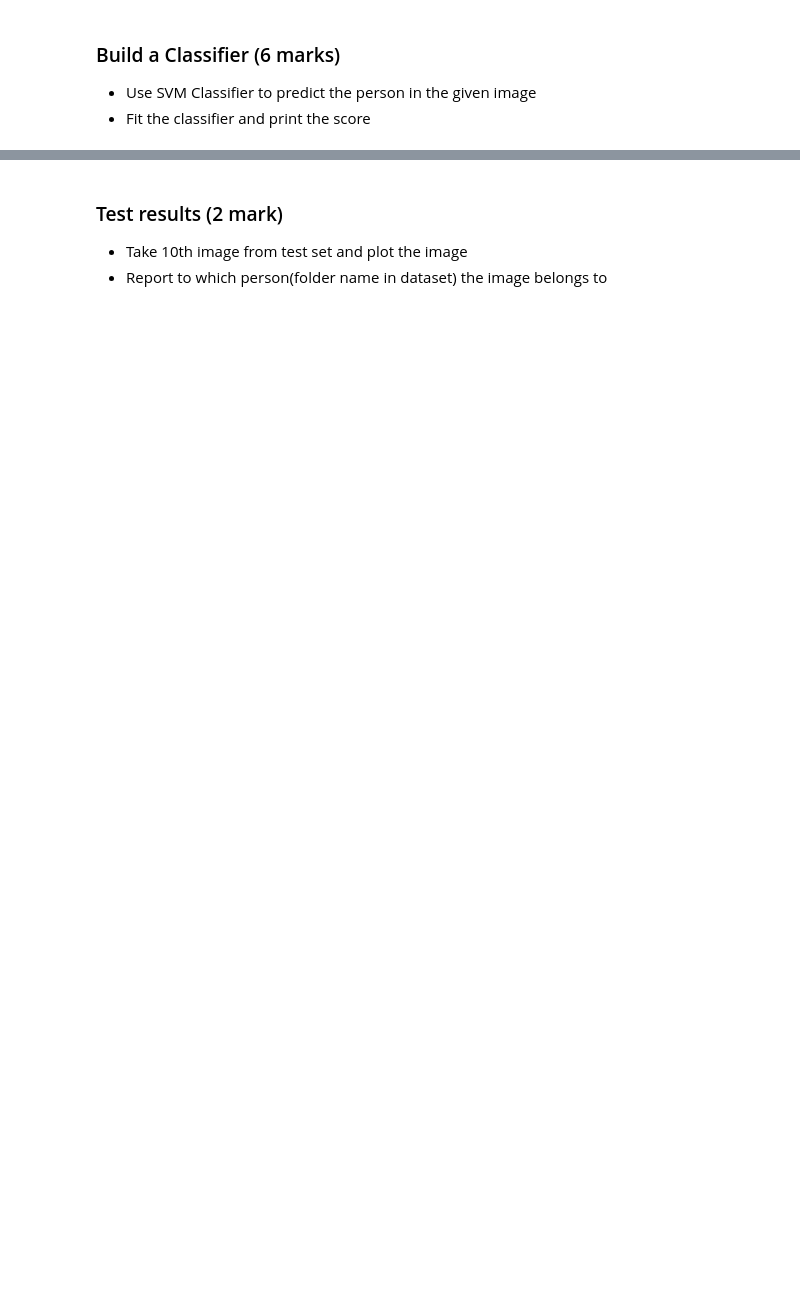
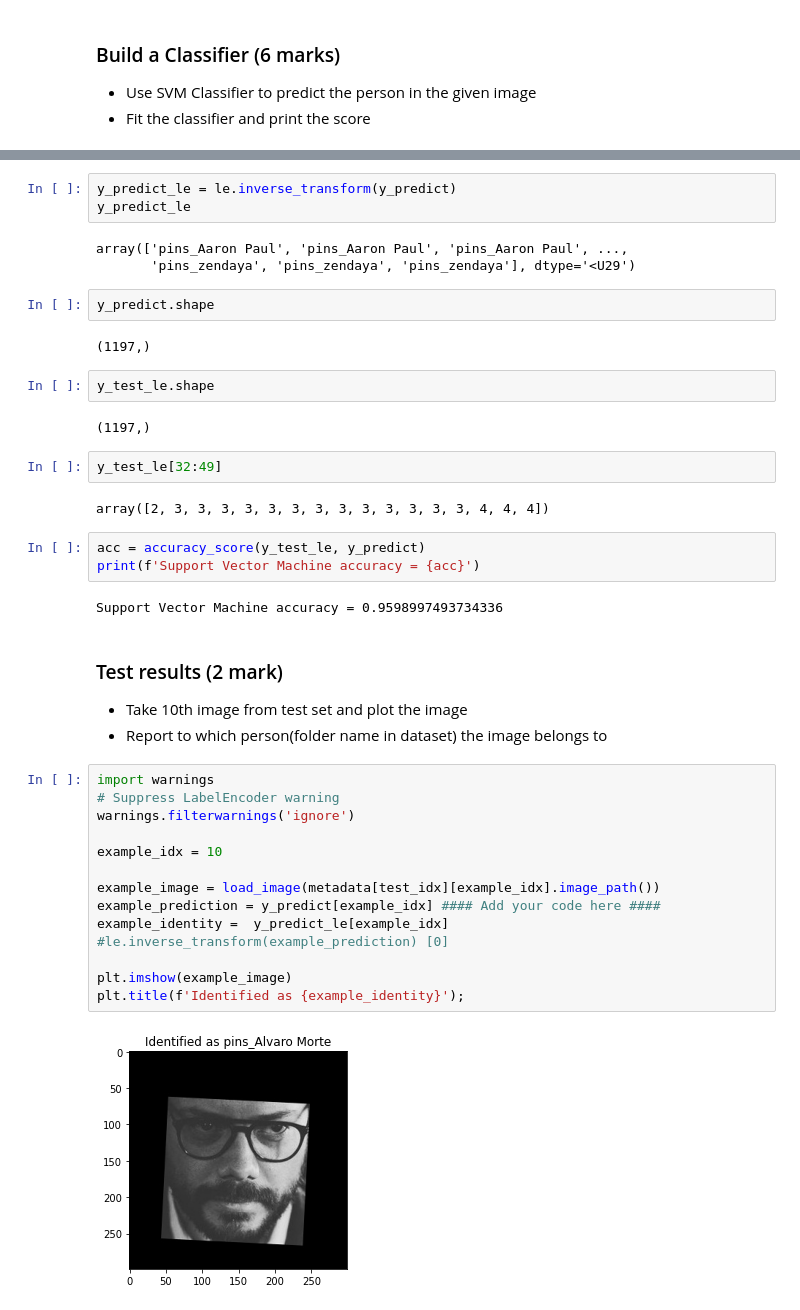
Before and after one commit to GreatLearningAIML1/bangalore-aug19-batch-vybhavsv, a Jupyter notebook: Advance_Computer_Vision_CNN_R_Project2_FaceRecognition_Vybhav_SV.ipynb, the cells around one changed output, grey strips where cells are left out. Drawn from its saved outputs; the diff is of its cells as text; blank space fills up the shorter version.

```diff
--- a/Advance_Computer_Vision_CNN_R_Project2_FaceRecognition_Vybhav_SV.ipynb
+++ b/Advance_Computer_Vision_CNN_R_Project2_FaceRecognition_Vybhav_SV.ipynb
@@ -383,4 +488,42 @@ Support Vector Machine accuracy = 0.9598997493734336
+# %%
+y_predict_le = le.inverse_transform(y_predict)
+y_predict_le
+# %% [output]
+array(['pins_Aaron Paul', 'pins_Aaron Paul', 'pins_Aaron Paul', ...,
+       'pins_zendaya', 'pins_zendaya', 'pins_zendaya'], dtype='<U29')
+# %%
+y_predict.shape
+# %% [output]
+(1197,)
+# %%
+y_test_le.shape
+# %% [output]
+(1197,)
+# %%
+y_test_le[32:49]
+# %% [output]
+array([2, 3, 3, 3, 3, 3, 3, 3, 3, 3, 3, 3, 3, 3, 4, 4, 4])
+# %%
+acc = accuracy_score(y_test_le, y_predict)
+print(f'Support Vector Machine accuracy = {acc}')
+# %% [output]
+Support Vector Machine accuracy = 0.9598997493734336
 # %% [markdown]
 ### Test results (2 mark)
 - Take 10th image from test set and plot the image
 - Report to which person(folder name in dataset) the image belongs to
+# %%
+import warnings
+# Suppress LabelEncoder warning
+warnings.filterwarnings('ignore')
+
+example_idx = 10
+
+example_image = load_image(metadata[test_idx][example_idx].image_path())
+example_prediction = y_predict[example_idx] #### Add your code here ####
+example_identity =  y_predict_le[example_idx] #le.inverse_transform(example_prediction) [0]
+
+plt.imshow(example_image)
+plt.title(f'Identified as {example_identity}');
+# %% [output]
+[figure, added]
```
Also changed, not shown: parts of 34 cells of this notebook.
